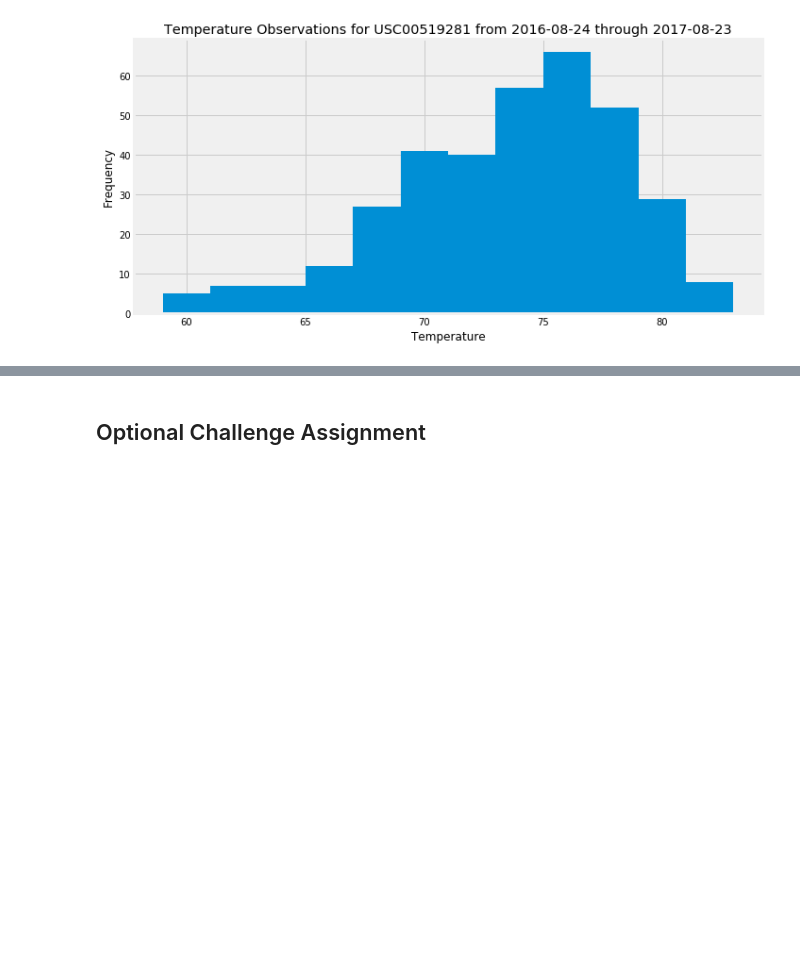
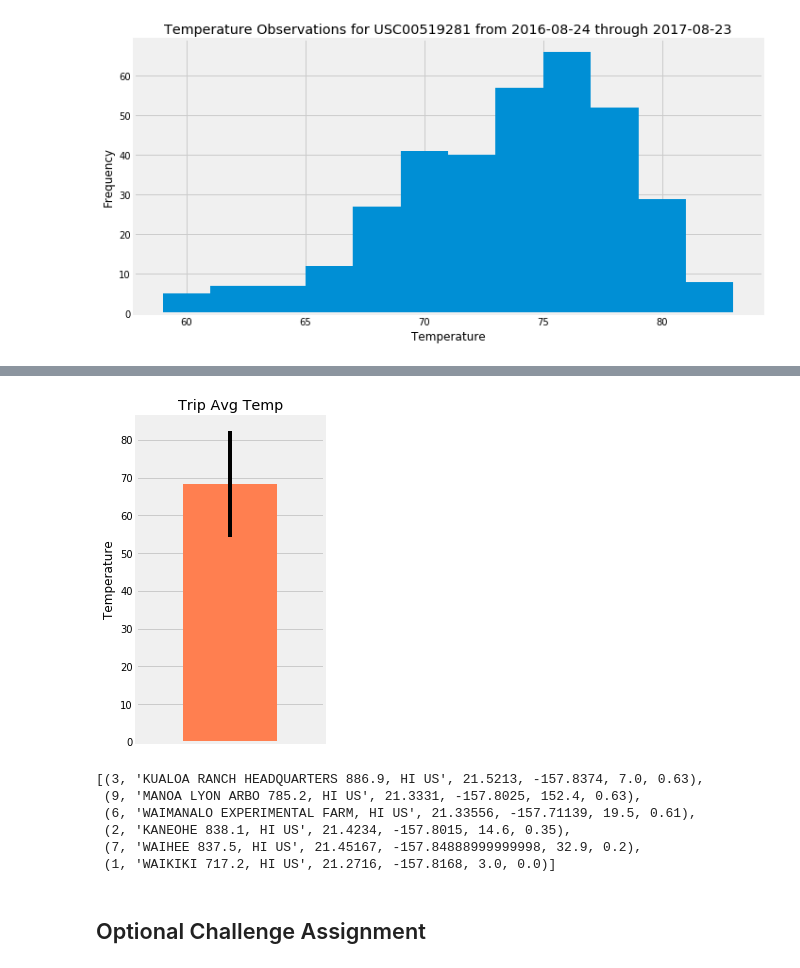
Before and after one commit to cinhui/climate_analysis_sqlalchemy, a Jupyter notebook: climate_starter.ipynb, the cells around one changed output, grey strips where cells are left out. Drawn from its saved outputs; the diff is of its cells as text; code cells hidden in the pictures; blank space fills up the shorter version.

```diff
--- a/climate_starter.ipynb
+++ b/climate_starter.ipynb
@@ -200,14 +202,46 @@ print(calc_temps('2012-02-28', '2012-03-05'))
 # %%
 # Use your previous function `calc_temps` to calculate the tmin, tavg, and tmax
 # for your trip using the previous year's data for those same dates.
+# Choose a start date and end date for your trip. Make sure that your vacation range is approximately 3-15 days total.
+start_date = '2017-01-01'
+end_date = '2017-01-08'
+trip_temps = calc_temps(start_date, end_date)
 # %%
 # Plot the results from your previous query as a bar chart.
 # Use "Trip Avg Temp" as your Title
 # Use the average temperature for the y value
 # Use the peak-to-peak (tmax-tmin) value as the y error bar (yerr)
+trip_temps_df = pd.DataFrame(trip_temps, columns=['Min Temp', 'Avg Temp', 'Max Temp'])
+avg_temp = trip_temps_df['Avg Temp']
+peak_temp = trip_temps_df.iloc[0]['Max Temp'] - trip_temps_df.iloc[0]['Min Temp']
+fig, ax = plt.subplots(figsize=(3, 6))
+avg_temp.plot(kind='bar', yerr=peak_temp, ax=ax, color='coral')
+plt.title("Trip Avg Temp")
+plt.ylabel("Temperature")
+plt.xticks([])
+plt.savefig("Trip Avg Temp.png")
+plt.show()
+# %% [output]
+[figure, added]
 # %%
 # Calculate the total amount of rainfall per weather station for your trip dates using the previous year's matching dates.
 # Sort this in descending order by precipitation amount and list the station, name, latitude, longitude, and elevation
+
+start_date = '2017-01-01'
+end_date = '2017-01-08'
+session.query(Station.id, Station.name, Station.latitude, Station.longitude, Station.elevation, func.sum(Measurement.prcp)).\
+    filter(Measurement.date >= start_date).\
+    filter(Measurement.date <= end_date).\
+    filter(Measurement.station == Station.station).\
+    group_by(Station.id).\
+    order_by(func.sum(Measurement.prcp).desc()).all()
+# %% [output]
+[(3, 'KUALOA RANCH HEADQUARTERS 886.9, HI US', 21.5213, -157.8374, 7.0, 0.63),
+ (9, 'MANOA LYON ARBO 785.2, HI US', 21.3331, -157.8025, 152.4, 0.63),
+ (6, 'WAIMANALO EXPERIMENTAL FARM, HI US', 21.33556, -157.71139, 19.5, 0.61),
+ (2, 'KANEOHE 838.1, HI US', 21.4234, -157.8015, 14.6, 0.35),
+ (7, 'WAIHEE 837.5, HI US', 21.45167, -157.84888999999998, 32.9, 0.2),
+ (1, 'WAIKIKI 717.2, HI US', 21.2716, -157.8168, 3.0, 0.0)]
 # %% [markdown]
 ## Optional Challenge Assignment
 # %%
```
Also changed, not shown: parts of 6 cells of this notebook.
